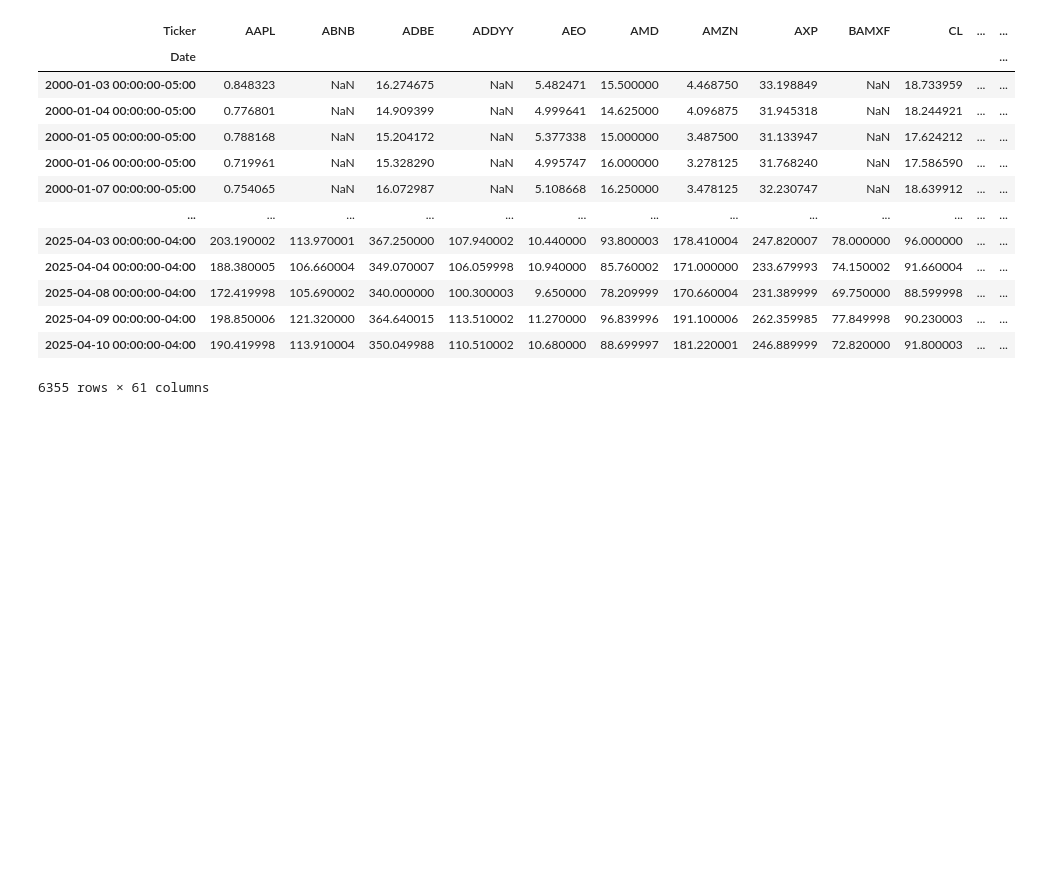
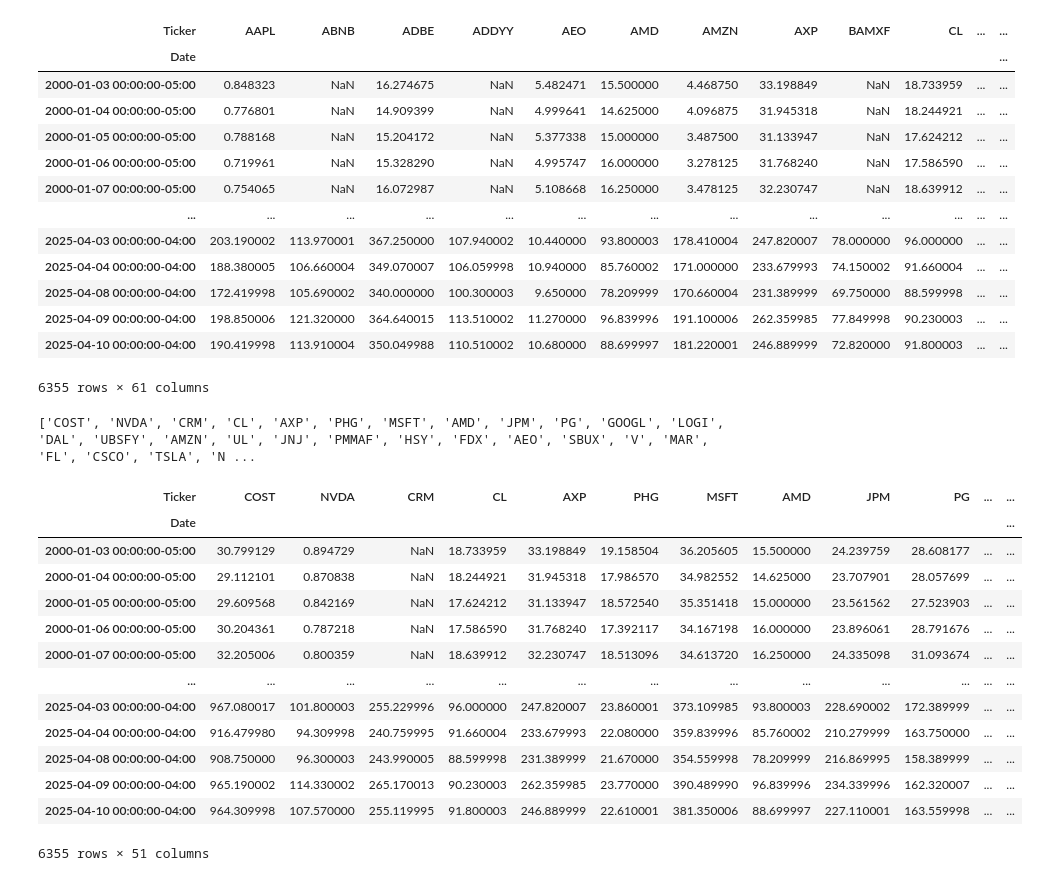
Before and after one commit to mairovitzmario/value-at-risk, a Jupyter notebook: research/clean_stock_data.ipynb, the cells around one changed output. Drawn from its saved outputs; the diff is of its cells as text; code cells hidden in the pictures; blank space fills up the shorter version.

Commit message:
fixed the code a bit and cleaned the data a bit more

```diff
--- a/research/clean_stock_data.ipynb
+++ b/research/clean_stock_data.ipynb
@@ -47,3 +47,29 @@ df
 | 2025-04-09 00:00:00-04:00 | 198.850006 | 121.320000 | 364.640015 | 113.510002 | 11.270000 | 96.839996 | 191.100006 | 262.359985 | 77.849998 | 90.230003 | ... | ... |
 | 2025-04-10 00:00:00-04:00 | 190.419998 | 113.910004 | 350.049988 | 110.510002 | 10.680000 | 88.699997 | 181.220001 | 246.889999 | 72.820000 | 91.800003 | ... | ... |
 6355 rows × 61 columns
+# %%
+with open('data/stock_tickers.txt', 'r') as f:
+    tickers = f.read().splitlines()
+tickers = [ticker.replace('\n', '') for ticker in tickers]
+print(tickers)
+# %% [output]
+['COST', 'NVDA', 'CRM', 'CL', 'AXP', 'PHG', 'MSFT', 'AMD', 'JPM', 'PG', 'GOOGL', 'LOGI', 'DAL', 'UBSFY', 'AMZN', 'UL', 'JNJ', 'PMMAF', 'HSY', 'FDX', 'AEO', 'SBUX', 'V', 'MAR', 'FL', 'CSCO', 'TSLA', 'N ...
+# %%
+df = df[[col for col in tickers if col in df.columns]]
+# %%
+df
+# %% [output]
+| Ticker | COST | NVDA | CRM | CL | AXP | PHG | MSFT | AMD | JPM | PG | ... | ... |
+| Date |  |  |  |  |  |  |  |  |  |  |  | ... |
+| 2000-01-03 00:00:00-05:00 | 30.799129 | 0.894729 | NaN | 18.733959 | 33.198849 | 19.158504 | 36.205605 | 15.500000 | 24.239759 | 28.608177 | ... | ... |
+| 2000-01-04 00:00:00-05:00 | 29.112101 | 0.870838 | NaN | 18.244921 | 31.945318 | 17.986570 | 34.982552 | 14.625000 | 23.707901 | 28.057699 | ... | ... |
+| 2000-01-05 00:00:00-05:00 | 29.609568 | 0.842169 | NaN | 17.624212 | 31.133947 | 18.572540 | 35.351418 | 15.000000 | 23.561562 | 27.523903 | ... | ... |
+| 2000-01-06 00:00:00-05:00 | 30.204361 | 0.787218 | NaN | 17.586590 | 31.768240 | 17.392117 | 34.167198 | 16.000000 | 23.896061 | 28.791676 | ... | ... |
+| 2000-01-07 00:00:00-05:00 | 32.205006 | 0.800359 | NaN | 18.639912 | 32.230747 | 18.513096 | 34.613720 | 16.250000 | 24.335098 | 31.093674 | ... | ... |
+| ... | ... | ... | ... | ... | ... | ... | ... | ... | ... | ... | ... | ... |
+| 2025-04-03 00:00:00-04:00 | 967.080017 | 101.800003 | 255.229996 | 96.000000 | 247.820007 | 23.860001 | 373.109985 | 93.800003 | 228.690002 | 172.389999 | ... | ... |
+| 2025-04-04 00:00:00-04:00 | 916.479980 | 94.309998 | 240.759995 | 91.660004 | 233.679993 | 22.080000 | 359.839996 | 85.760002 | 210.279999 | 163.750000 | ... | ... |
+| 2025-04-08 00:00:00-04:00 | 908.750000 | 96.300003 | 243.990005 | 88.599998 | 231.389999 | 21.670000 | 354.559998 | 78.209999 | 216.869995 | 158.389999 | ... | ... |
+| 2025-04-09 00:00:00-04:00 | 965.190002 | 114.330002 | 265.170013 | 90.230003 | 262.359985 | 23.770000 | 390.489990 | 96.839996 | 234.339996 | 162.320007 | ... | ... |
+| 2025-04-10 00:00:00-04:00 | 964.309998 | 107.570000 | 255.119995 | 91.800003 | 246.889999 | 22.610001 | 381.350006 | 88.699997 | 227.110001 | 163.559998 | ... | ... |
+6355 rows × 51 columns
```
Also changed, not shown: parts of 4 cells of this notebook, 3 other files.
